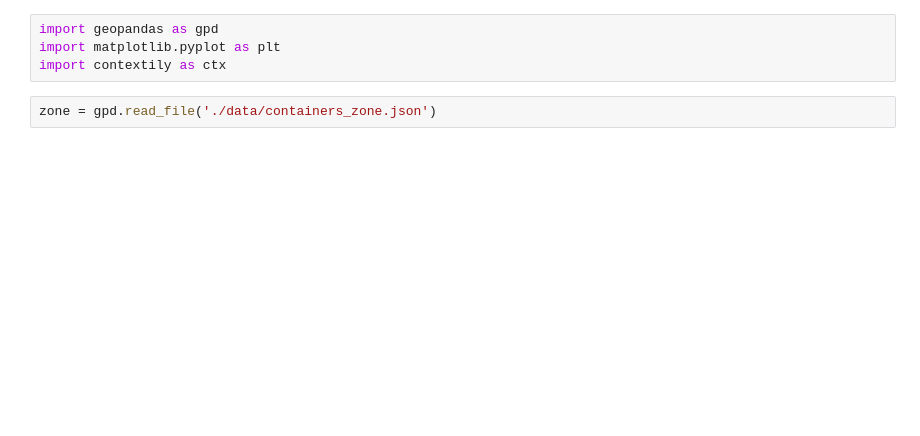
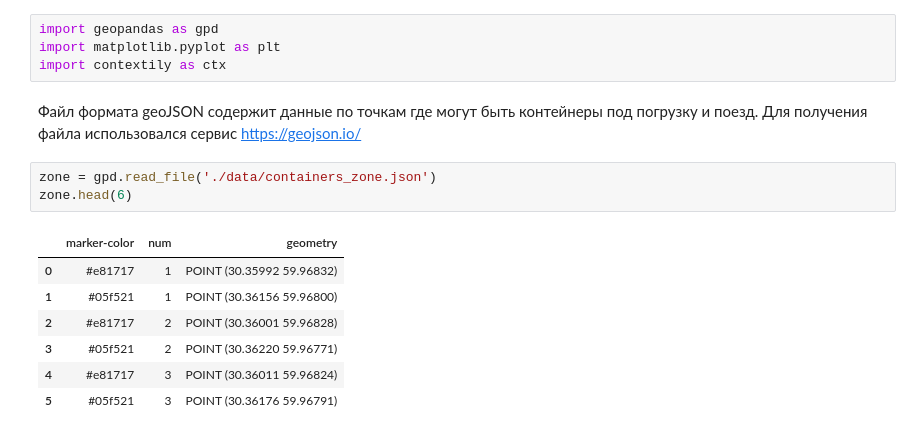
Before and after one commit to IvanOsyanin/geo_optimization, a Jupyter notebook: optimization.ipynb, the cells around one changed output. Drawn from its saved outputs; the diff is of its cells as text; blank space fills up the shorter version.

```diff
--- a/optimization.ipynb
+++ b/optimization.ipynb
@@ -2,6 +2,17 @@
 import geopandas as gpd
 import matplotlib.pyplot as plt
 import contextily as ctx
+# %% [markdown]
+Файл формата geoJSON содержит данные по точкам где могут быть контейнеры под погрузку и поезд. Для получения файла использовался сервис https://geojson.io/
 # %%
 zone = gpd.read_file('./data/containers_zone.json')
+zone.head(6)
+# %% [output]
+|  | marker-color | num | geometry |
+| 0 | #e81717 | 1 | POINT (30.35992 59.96832) |
+| 1 | #05f521 | 1 | POINT (30.36156 59.96800) |
+| 2 | #e81717 | 2 | POINT (30.36001 59.96828) |
+| 3 | #05f521 | 2 | POINT (30.36220 59.96771) |
+| 4 | #e81717 | 3 | POINT (30.36011 59.96824) |
+| 5 | #05f521 | 3 | POINT (30.36176 59.96791) |
 # %%
```
Also changed, not shown: parts of 2 cells of this notebook, 1 other file.
